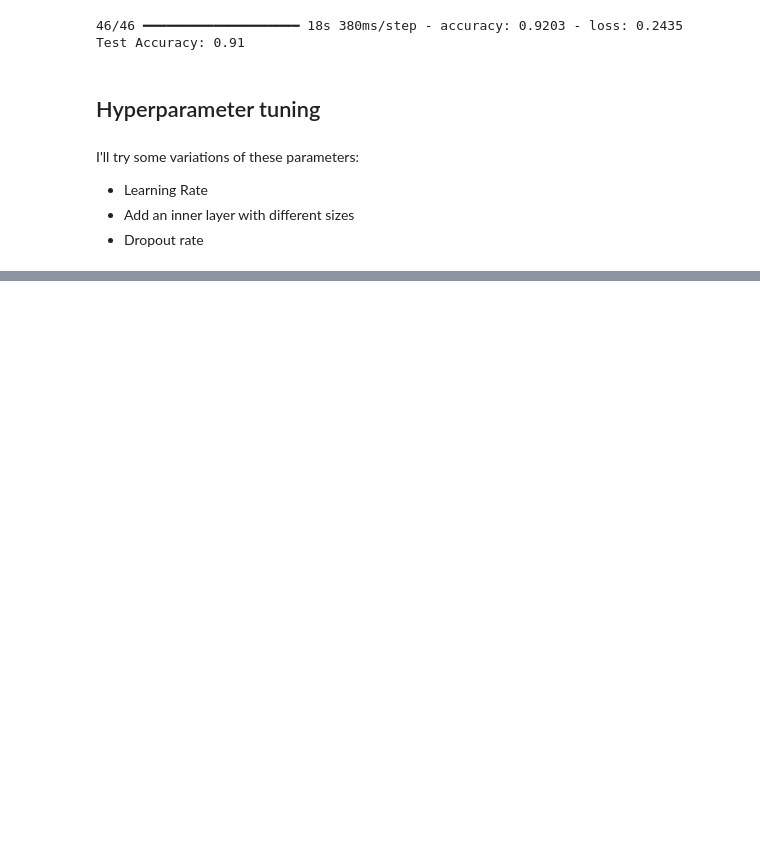
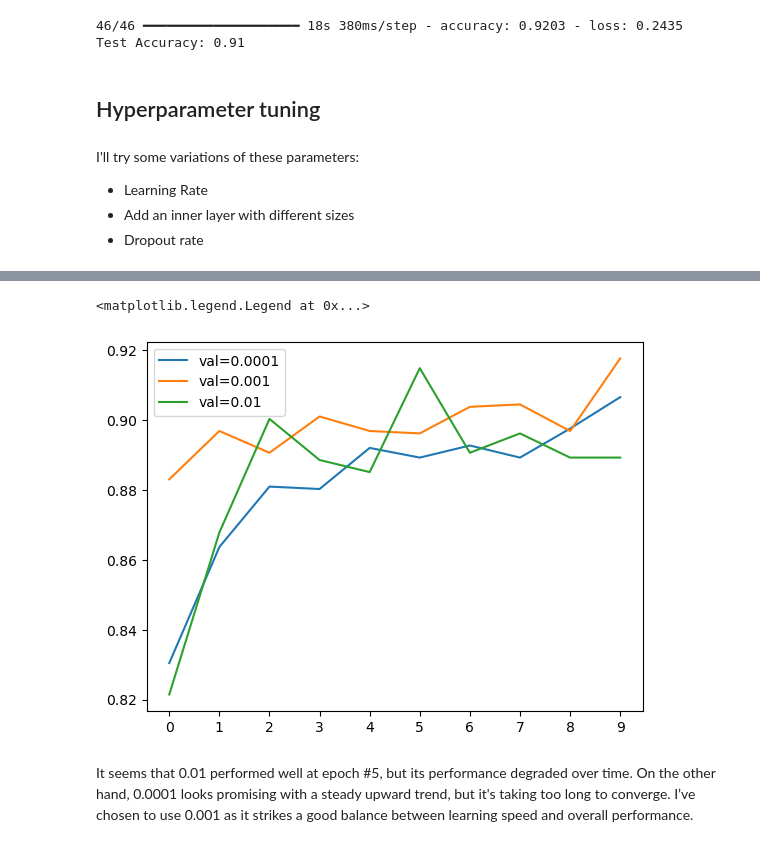
Before and after one commit to Maxkaizo/mlzoomcamp_cp1, a Jupyter notebook: notebook.ipynb, the cells around one changed output, grey strips where cells are left out. Drawn from its saved outputs; the diff is of its cells as text; code cells hidden in the pictures; blank space fills up the shorter version.

```diff
--- a/notebook.ipynb
+++ b/notebook.ipynb
@@ -613,0 +625,11 @@ Epoch 4/10
+# %%
+for lr, hist in scores.items():
+    plt.plot(hist['val_accuracy'], label=('val=%s' % lr))
+
+plt.xticks(np.arange(10))
+plt.legend()
+# %% [output]
+<matplotlib.legend.Legend at 0x...>
+[figure, added]
+# %% [markdown]
+It seems that 0.01 performed well at epoch #5, but its performance degraded over time. On the other hand, 0.0001 looks promising with a steady upward trend, but it's taking too long to converge. I’ve chosen to use 0.001 as it strikes a good balance between learning speed and overall performance.
```
Also changed, not shown: parts of 3 cells of this notebook.
